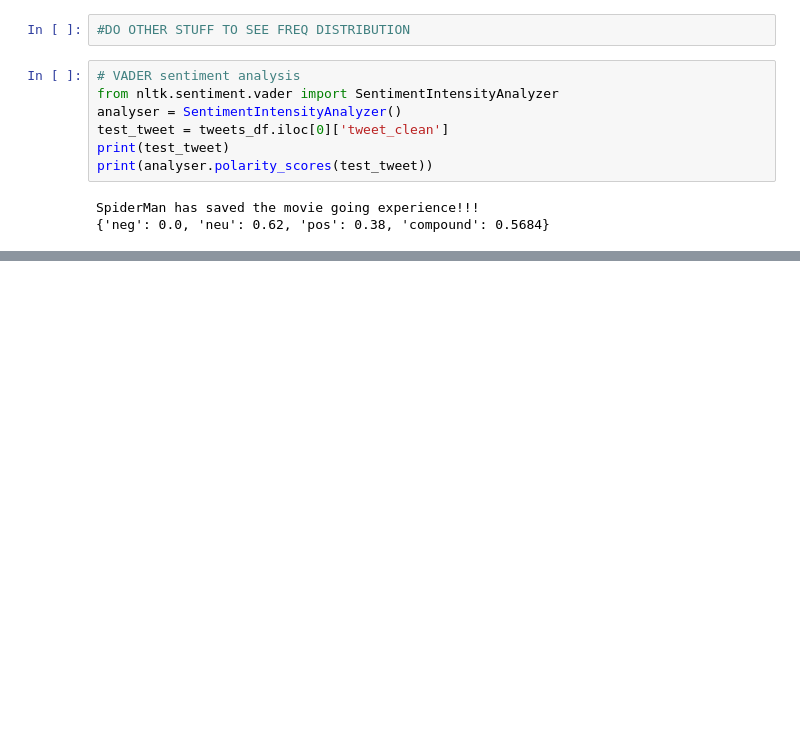
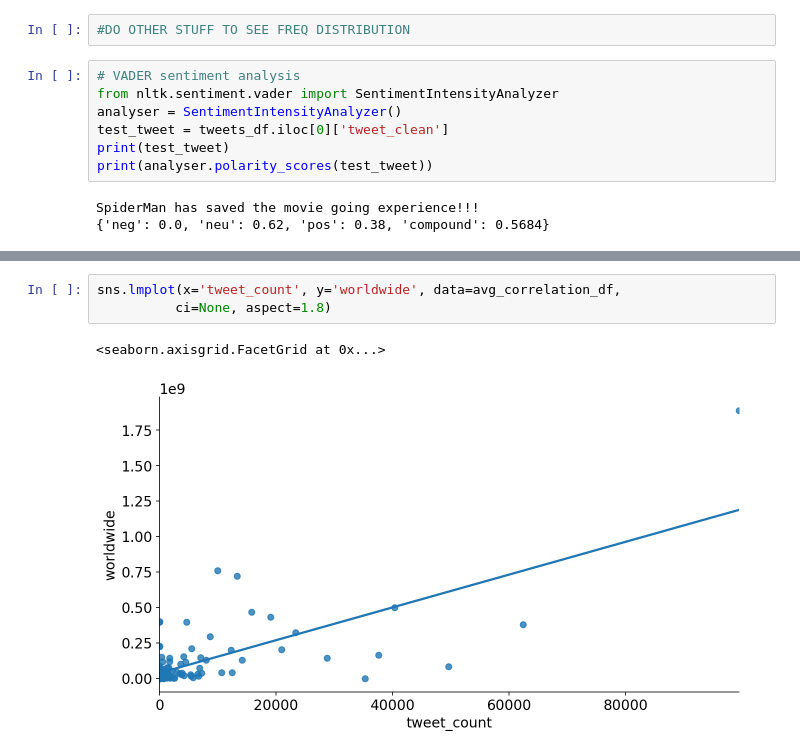
Before and after one commit to mabdilahCSE/Sentiment-Analysis, a Jupyter notebook: sentiment_analysis.ipynb, the cells around one changed output, grey strips where cells are left out. Cells and saved outputs as stored; diff of their text form; blank space fills up the shorter version.

```diff
--- a/sentiment_analysis.ipynb
+++ b/sentiment_analysis.ipynb
@@ -178,0 +286,6 @@ after (650046, 6)
+# %%
+sns.lmplot(x='tweet_count', y='worldwide', data=avg_correlation_df,
+          ci=None, aspect=1.8)
+# %% [output]
+<seaborn.axisgrid.FacetGrid at 0x...>
+[figure, added]
```
Also changed, not shown: parts of 22 cells of this notebook.
